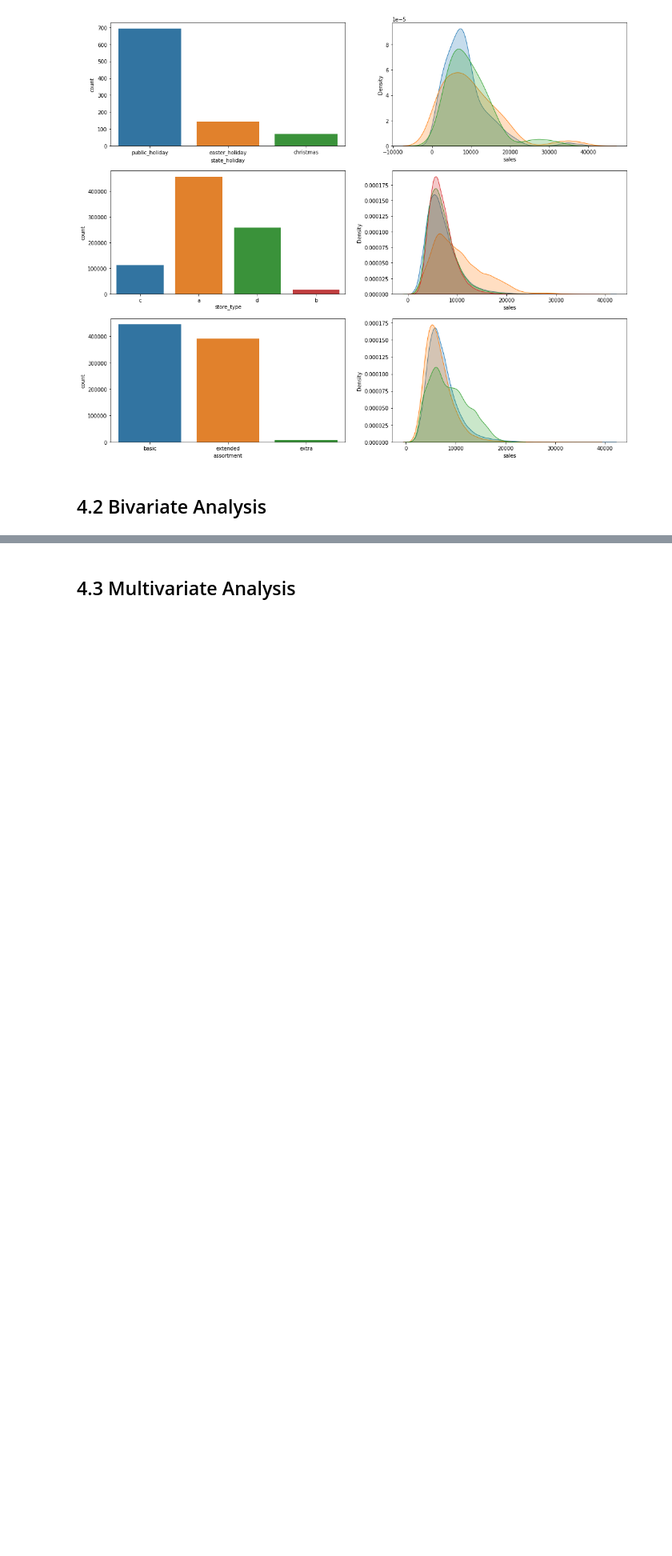
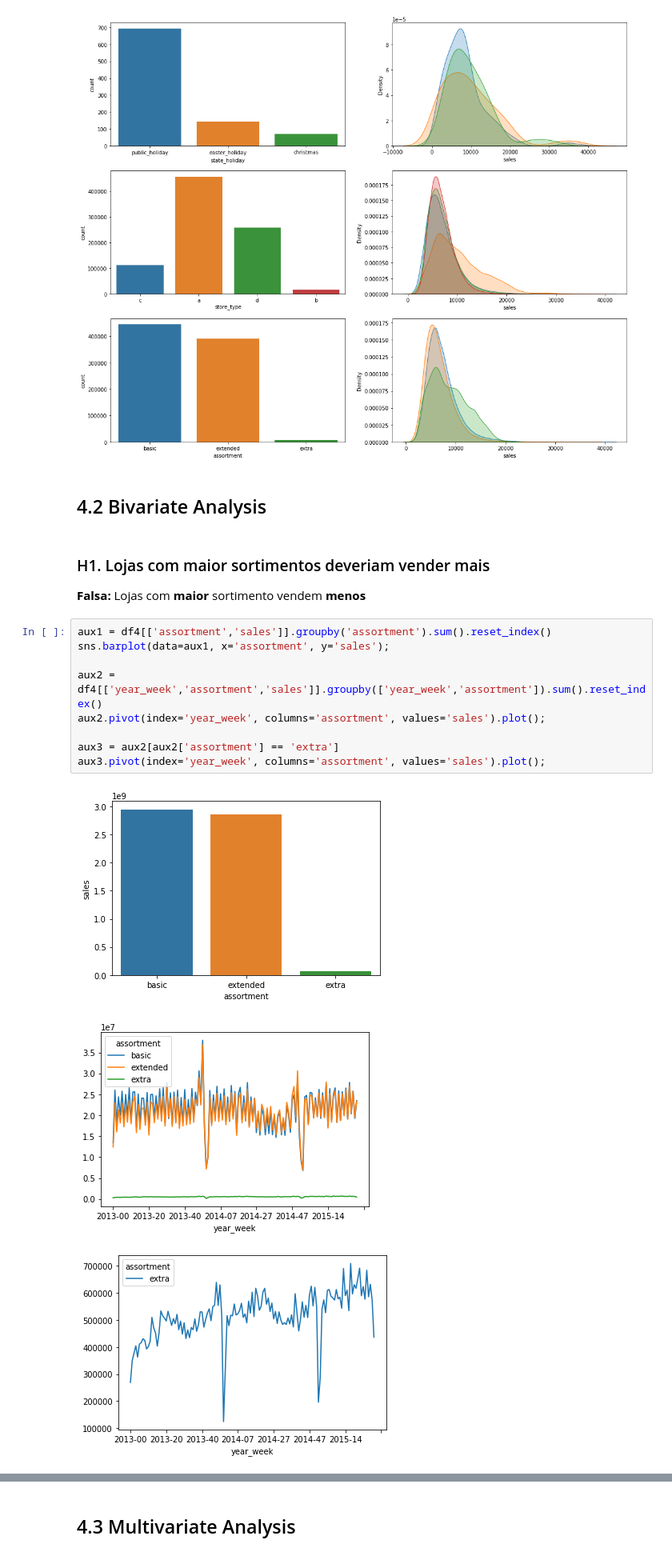
Before and after one commit to mahelvson/DScienceEmProducao, a Jupyter notebook: m04_v01_store_sales_prediction.ipynb, the cells around one changed output, grey strips where cells are left out. Shown at 80% size. Cells and saved outputs as stored; diff of their text form; blank space fills up the shorter version.

```diff
--- a/m04_v01_store_sales_prediction.ipynb
+++ b/m04_v01_store_sales_prediction.ipynb
@@ -441,3 +437,19 @@ sns.kdeplot(df4[df4['assortment'] == 'extra']['sales'], label='extra', shade=Tru
 [figure]
 # %% [markdown]
 ## 4.2 Bivariate Analysis
+# %% [markdown]
+### H1. Lojas com maior sortimentos deveriam vender mais
+**Falsa:** Lojas com **maior** sortimento vendem **menos**
+# %%
+aux1 = df4[['assortment','sales']].groupby('assortment').sum().reset_index()
+sns.barplot(data=aux1, x='assortment', y='sales');
+
+aux2 = df4[['year_week','assortment','sales']].groupby(['year_week','assortment']).sum().reset_index()
+aux2.pivot(index='year_week', columns='assortment', values='sales').plot();
+
+aux3 = aux2[aux2['assortment'] == 'extra']
+aux3.pivot(index='year_week', columns='assortment', values='sales').plot();
+# %% [output]
+[figure, added]
+[figure, added]
+[figure, added]
```
Also changed, not shown: parts of 9 cells of this notebook.
